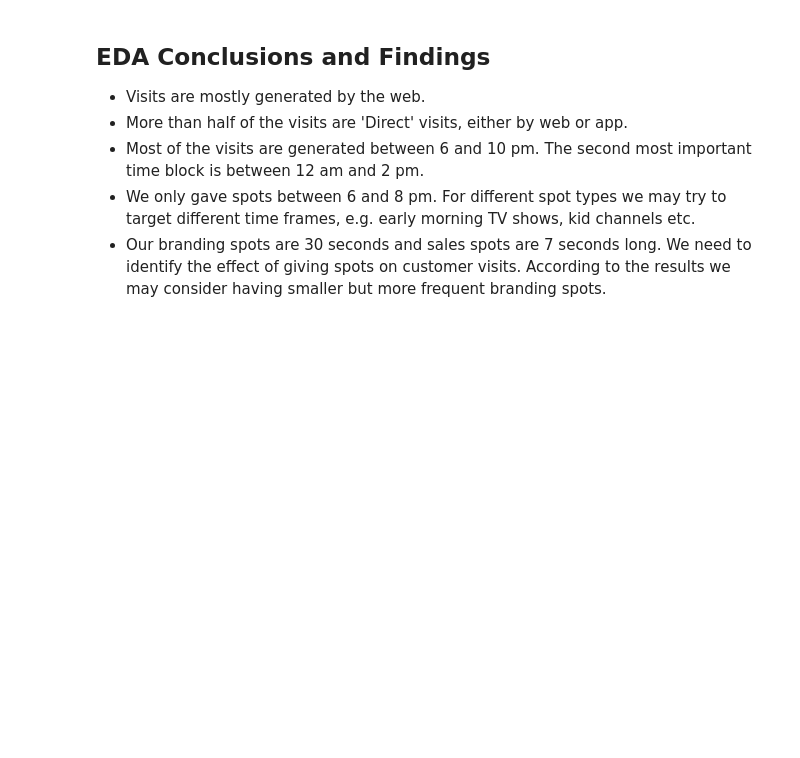
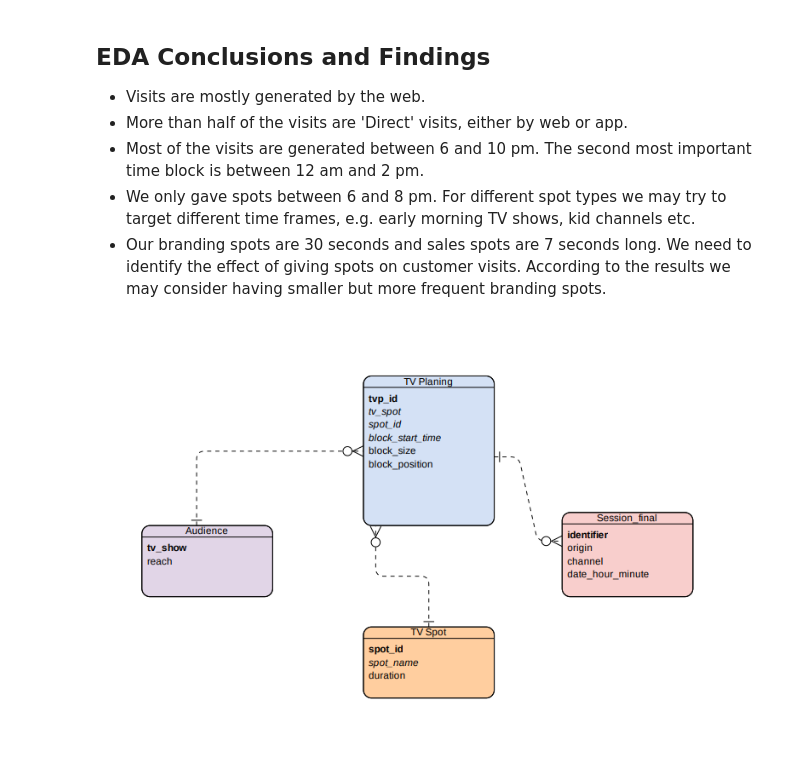
Before and after one commit to ElifKarakutukDinc/e-commerce_tv_spot_attribution_analysis, a Jupyter notebook: EDA.ipynb, the cells around one changed output. Drawn from its saved outputs; the diff is of its cells as text; code cells hidden in the pictures; blank space fills up the shorter version.

Commit message:
the example ERD for the TV Probability case study tables has been added

```diff
--- a/EDA.ipynb
+++ b/EDA.ipynb
@@ -343,3 +346,8 @@ pd.merge(tv_planning_df, tv_spots_df, on="spot_id", how="left").groupby(
 * Most of the visits are generated between 6 and 10 pm. The second most important time block is between 12 am and 2 pm.
 * We only gave spots between 6 and 8 pm. For different spot types we may try to target different time frames, e.g. early morning TV shows, kid channels etc.
 * Our branding spots are 30 seconds and sales spots are 7 seconds long. We need to identify the effect of giving spots on customer visits. According to the results we may consider having smaller but more frequent branding spots.
+# %%
+# To oad example ERD for the TV Probability case study tables:
+Image(filename="images/ERD_AboutYou.png", width=750, height=150)
+# %% [output]
+[figure, added]
```
Also changed, not shown: parts of 2 cells of this notebook.
